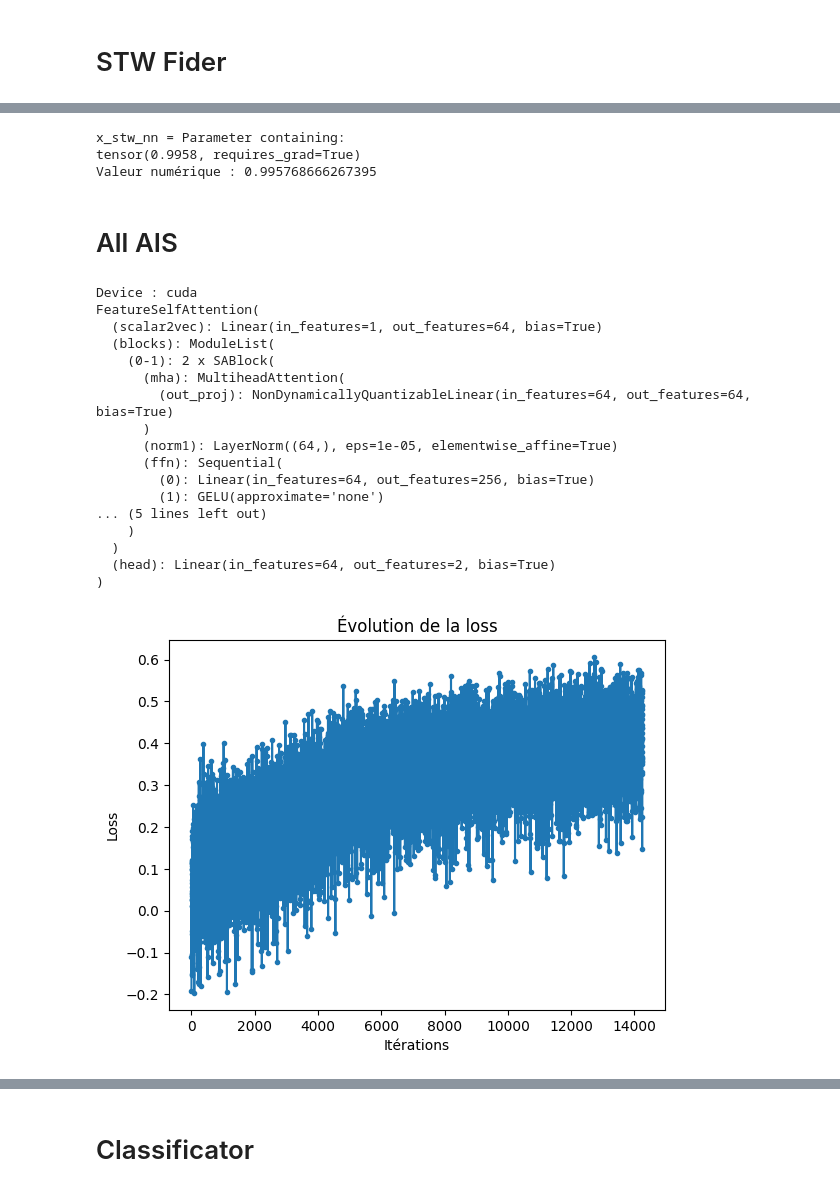
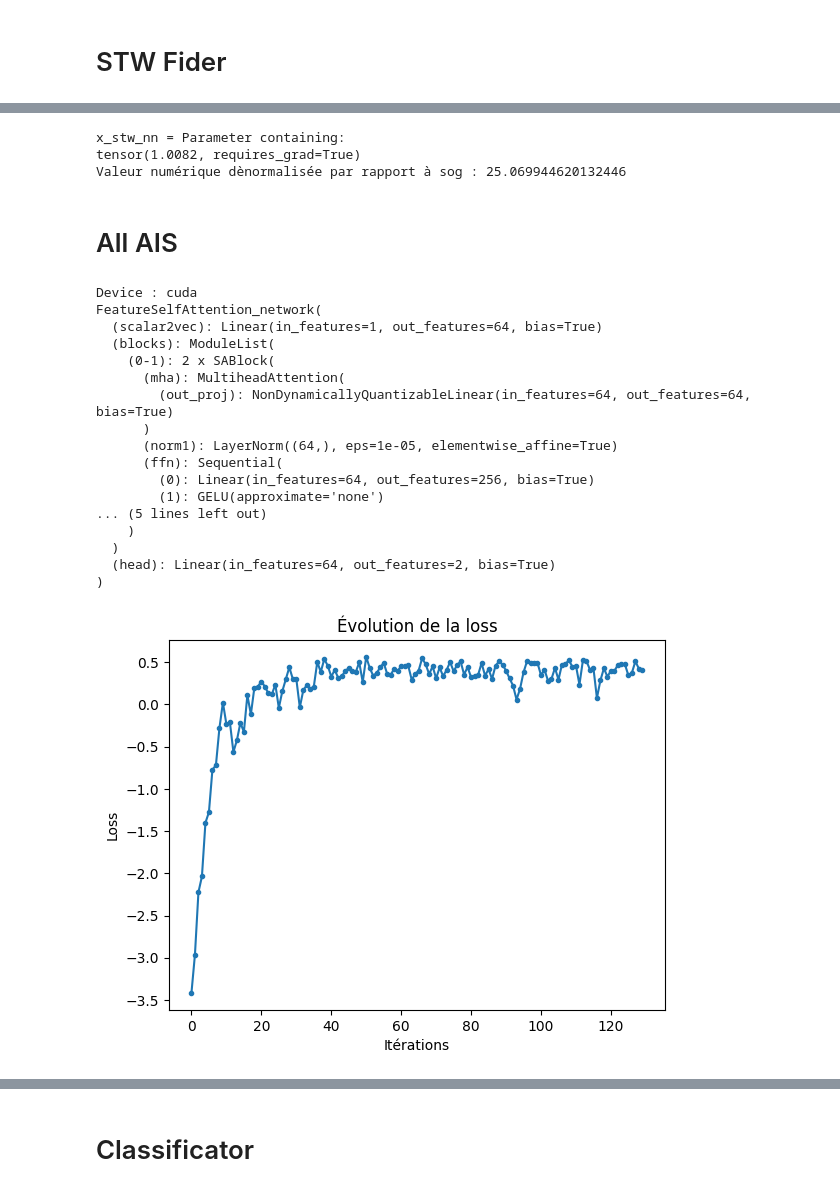
Before and after one commit to remimt/AIS-Deep-Learning-Project, a Jupyter notebook: notebooks/MainNotebook.ipynb, the cells around one changed output, grey strips where cells are left out. Saved outputs shown, nothing was run; the diff lists cells and outputs as text; code cells hidden in the pictures.

```diff
--- a/notebooks/MainNotebook.ipynb
+++ b/notebooks/MainNotebook.ipynb
@@ -1144,7 +1037,7 @@ device = torch.device("cuda" if torch.cuda.is_available() else "cpu")
 print(f"Device : {device}")
 
 # Instanciation du modèle
-model = MLPExt().to(device)
+model = MLPExt_network(c_max=c_max).to(device)
 #model.load_state_dict(torch.load(train_path, map_location=device))
 print(model)
 
@@ -1305,11 +1198,11 @@ Max: 1.650120735168457
 print("x_stw_nn =", model.x_stw_nn)
 
 # Pour n’afficher que sa valeur (sans le wrapper Parameter)
-print("Valeur numérique :", model.x_stw_nn.item())
+print("Valeur numérique dènormalisée par rapport à sog :", sog_min + (model.x_stw_nn.item() + 1)/2 * (sog_max - sog_min))
 # %% [output]
 x_stw_nn = Parameter containing:
-tensor(0.9958, requires_grad=True)
-Valeur numérique : 0.995768666267395
+tensor(1.0082, requires_grad=True)
+Valeur numérique dènormalisée par rapport à sog : 25.069944620132446
 # %%
 save_path = f"/content/drive/MyDrive/GithubProject/AIS-Deep-Learning-Project/models/dict_{nb_epoch}E_lr{learning_rate}.pth"
 
@@ -1404,11 +1227,11 @@ device = torch.device("cuda" if torch.cuda.is_available() else "cpu")
 print(f"Device : {device}")
 
 # Instanciation du modèle
-model = FeatureSelfAttention().to(device)
+model = FeatureSelfAttention_network(c_max=c_max).to(device)
 #model.load_state_dict(torch.load(train_path, map_location=device))
 print(model)
 
-optimizer = optim.AdamW(model.parameters(), lr=learning_rate, betas=[0.7, 0.99], maximize=True)
+optimizer = optim.AdamW(model.parameters(), lr=learning_rate, betas=[0.9, 0.99], maximize=True)
 
 train_losses = []
 
@@ -1439,35 +1262,35 @@ for epoch in trange(nb_epoch):
 
         # Backpropagation
         optimizer.zero_grad()
         loss.backward()
         torch.nn.utils.clip_grad_norm_(model.parameters(), 1.0)
         optimizer.step()
 
 
 plt.plot(train_losses, marker='.')
 plt.title("Évolution de la loss")
 plt.xlabel("Itérations")
 plt.ylabel("Loss")
 plt.show()
 # %% [output]
 Device : cuda
-FeatureSelfAttention(
+FeatureSelfAttention_network(
   (scalar2vec): Linear(in_features=1, out_features=64, bias=True)
   (blocks): ModuleList(
     (0-1): 2 x SABlock(
       (mha): MultiheadAttention(
         (out_proj): NonDynamicallyQuantizableLinear(in_features=64, out_features=64, bias=True)
       )
       (norm1): LayerNorm((64,), eps=1e-05, elementwise_affine=True)
       (ffn): Sequential(
         (0): Linear(in_features=64, out_features=256, bias=True)
         (1): GELU(approximate='none')
 ... (5 lines left out)
     )
   )
   (head): Linear(in_features=64, out_features=2, bias=True)
 )
-[figure, old version]
+[figure, new version]
 # %%
 from matplotlib import colors
 
```
Also changed, not shown: parts of 9 cells of this notebook, 3 other files.
